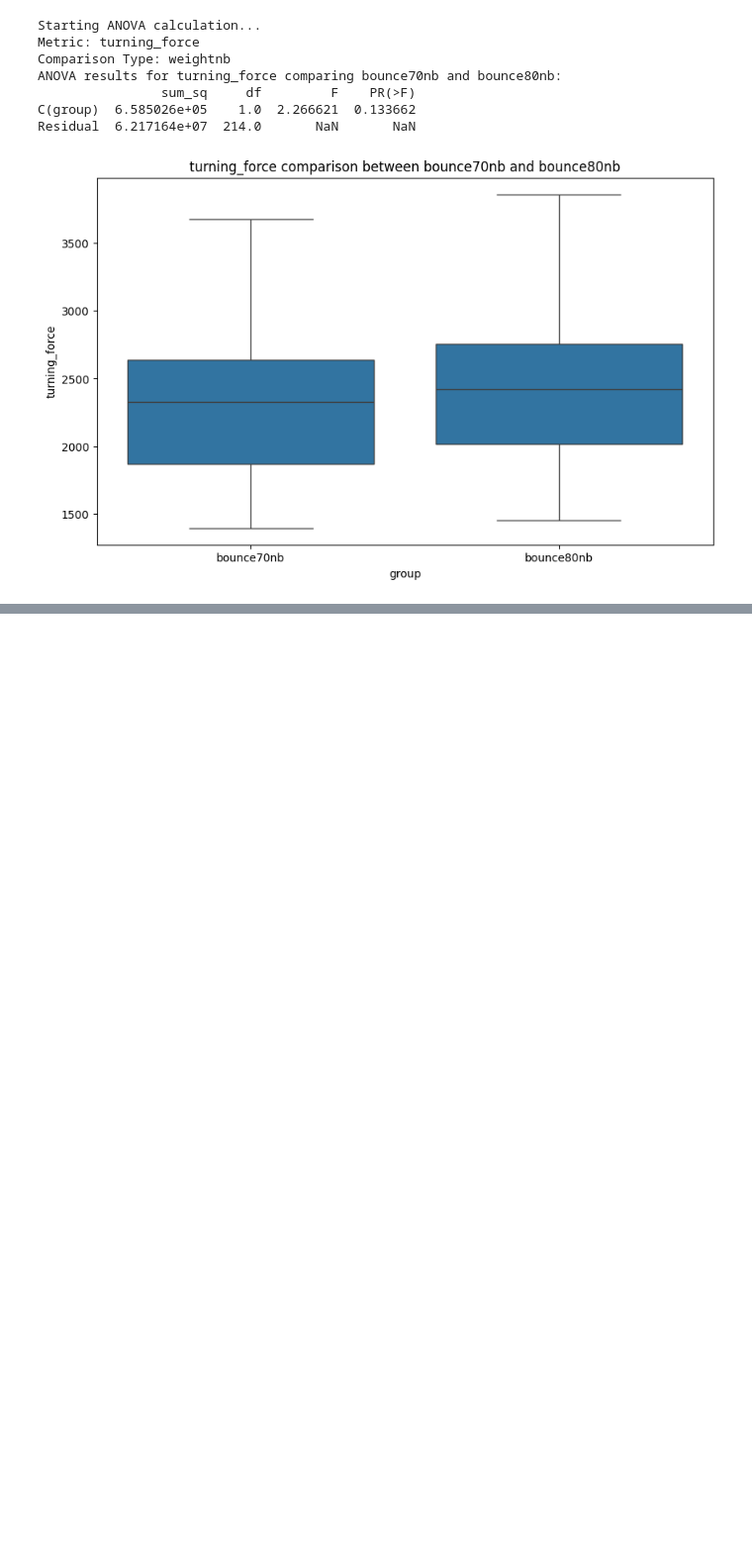
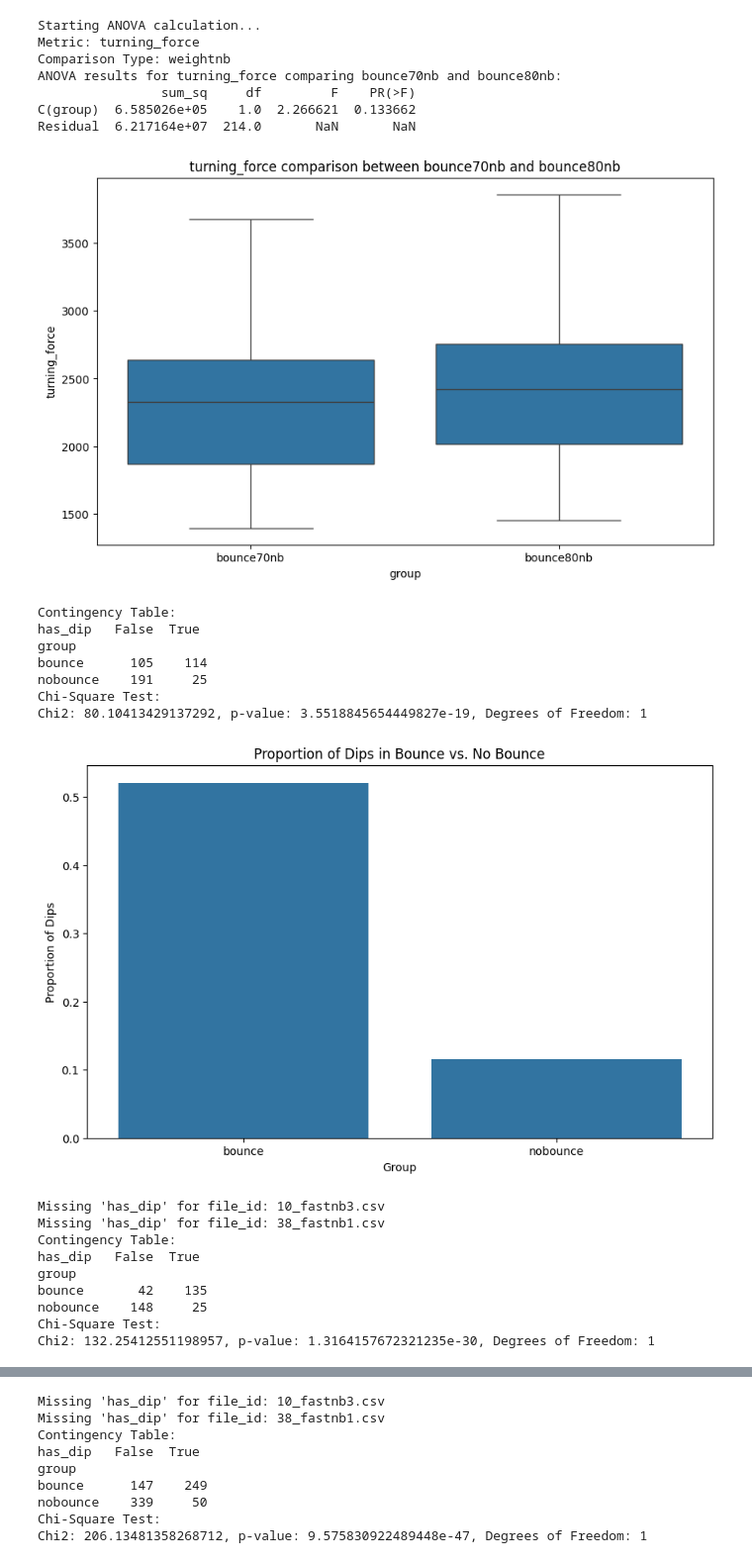
Before and after one commit to loieboi/BounceInsight, a Jupyter notebook: run.ipynb, the cells around one changed output, grey strips where cells are left out. Shown at 99% size. Cells and saved outputs as stored; diff of their text form; code cells hidden in the pictures; blank space fills up the shorter version.

```diff
--- a/run.ipynb
+++ b/run.ipynb
@@ -60,0 +71,2 @@ Validation complete. Results saved to validation/validation_results.csv
+# %%
+insight.run_statistics(analysis_type='summary')
@@ -61,3 +79,3 @@ Validation complete. Results saved to validation/validation_results.csv
 # %%
-insight.run_statistics(analysis_type='chi2', comparison_type='b_nb_slow')
+insight.run_statistics(analysis_type='cor', metric1='turning_force', metric2='t_ecc')
 # %% [output]
@@ -118,0 +123,22 @@ Residual  6.217164e+07  214.0       NaN       NaN
+# %%
+insight.run_statistics(analysis_type='chi2', comparison_type='b_nb_weight')
+insight.run_statistics(analysis_type='chi2', comparison_type='b_nb_speed')
+insight.run_statistics(analysis_type='chi2', comparison_type='b_nb_all')
+# %% [output]
+Contingency Table:
+has_dip   False  True
+group
+bounce      105    114
+nobounce    191     25
+Chi-Square Test:
+Chi2: 80.10413429137292, p-value: 3.5518845654449827e-19, Degrees of Freedom: 1
+[figure, added]
+Missing 'has_dip' for file_id: 10_fastnb3.csv
+Missing 'has_dip' for file_id: 38_fastnb1.csv
+Contingency Table:
+has_dip   False  True
+group
+bounce       42    135
+nobounce    148     25
+Chi-Square Test:
+Chi2: 132.25412551198957, p-value: 1.3164157672321235e-30, Degrees of Freedom: 1
@@ -118,0 +146,9 @@ Residual  6.217164e+07  214.0       NaN       NaN
+Missing 'has_dip' for file_id: 10_fastnb3.csv
+Missing 'has_dip' for file_id: 38_fastnb1.csv
+Contingency Table:
+has_dip   False  True
+group
+bounce      147    249
+nobounce    339     50
+Chi-Square Test:
+Chi2: 206.13481358268712, p-value: 9.575830922489448e-47, Degrees of Freedom: 1
```
Also changed, not shown: parts of 9 cells of this notebook, 4 other files.
